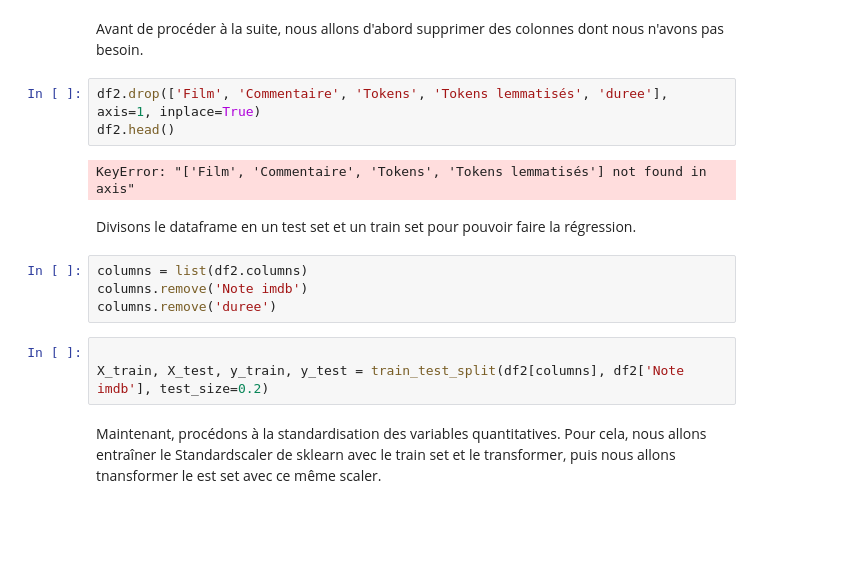
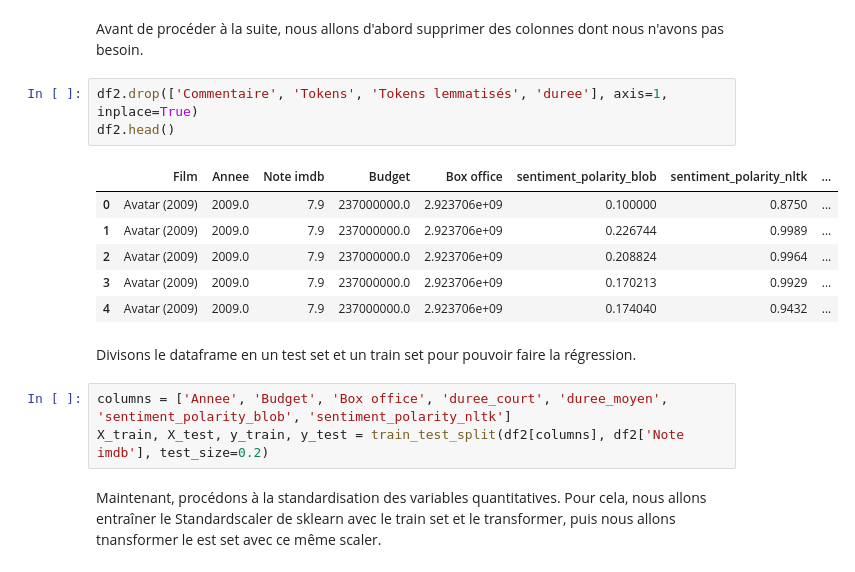
Before and after one commit to LouisArmand0/Projet_Python, a Jupyter notebook: NLP.ipynb, the cells around one changed output. Drawn from its saved outputs; the diff is of its cells as text; blank space fills up the shorter version.

```diff
--- a/NLP.ipynb
+++ b/NLP.ipynb
@@ -444,18 +440,19 @@ df2.head()
 # %% [markdown]
 Avant de procéder à la suite, nous allons d'abord supprimer des colonnes dont nous n'avons pas besoin.
 # %%
-df2.drop(['Film', 'Commentaire', 'Tokens', 'Tokens lemmatisés', 'duree'], axis=1, inplace=True)
+df2.drop(['Commentaire', 'Tokens', 'Tokens lemmatisés', 'duree'], axis=1, inplace=True)
 df2.head()
 # %% [output]
-KeyError: "['Film', 'Commentaire', 'Tokens', 'Tokens lemmatisés'] not found in axis"
+|  | Film | Annee | Note imdb | Budget | Box office | sentiment_polarity_blob | sentiment_polarity_nltk | ... |
+| 0 | Avatar (2009) | 2009.0 | 7.9 | 237000000.0 | 2.923706e+09 | 0.100000 | 0.8750 | ... |
+| 1 | Avatar (2009) | 2009.0 | 7.9 | 237000000.0 | 2.923706e+09 | 0.226744 | 0.9989 | ... |
+| 2 | Avatar (2009) | 2009.0 | 7.9 | 237000000.0 | 2.923706e+09 | 0.208824 | 0.9964 | ... |
+| 3 | Avatar (2009) | 2009.0 | 7.9 | 237000000.0 | 2.923706e+09 | 0.170213 | 0.9929 | ... |
+| 4 | Avatar (2009) | 2009.0 | 7.9 | 237000000.0 | 2.923706e+09 | 0.174040 | 0.9432 | ... |
 # %% [markdown]
 Divisons le dataframe en un test set et un train set pour pouvoir faire la régression.
-# %%
-columns = list(df2.columns)
-columns.remove('Note imdb')
-columns.remove('duree')
 # %%
-
+columns = ['Annee', 'Budget', 'Box office', 'duree_court', 'duree_moyen', 'sentiment_polarity_blob', 'sentiment_polarity_nltk']
 X_train, X_test, y_train, y_test = train_test_split(df2[columns], df2['Note imdb'], test_size=0.2)
 # %% [markdown]
 Maintenant, procédons à la standardisation des variables quantitatives. Pour cela, nous allons entraîner le Standardscaler de sklearn avec le train set et le transformer, puis nous allons tnansformer le est set avec ce même scaler.
```
Also changed, not shown: parts of 11 cells of this notebook.
